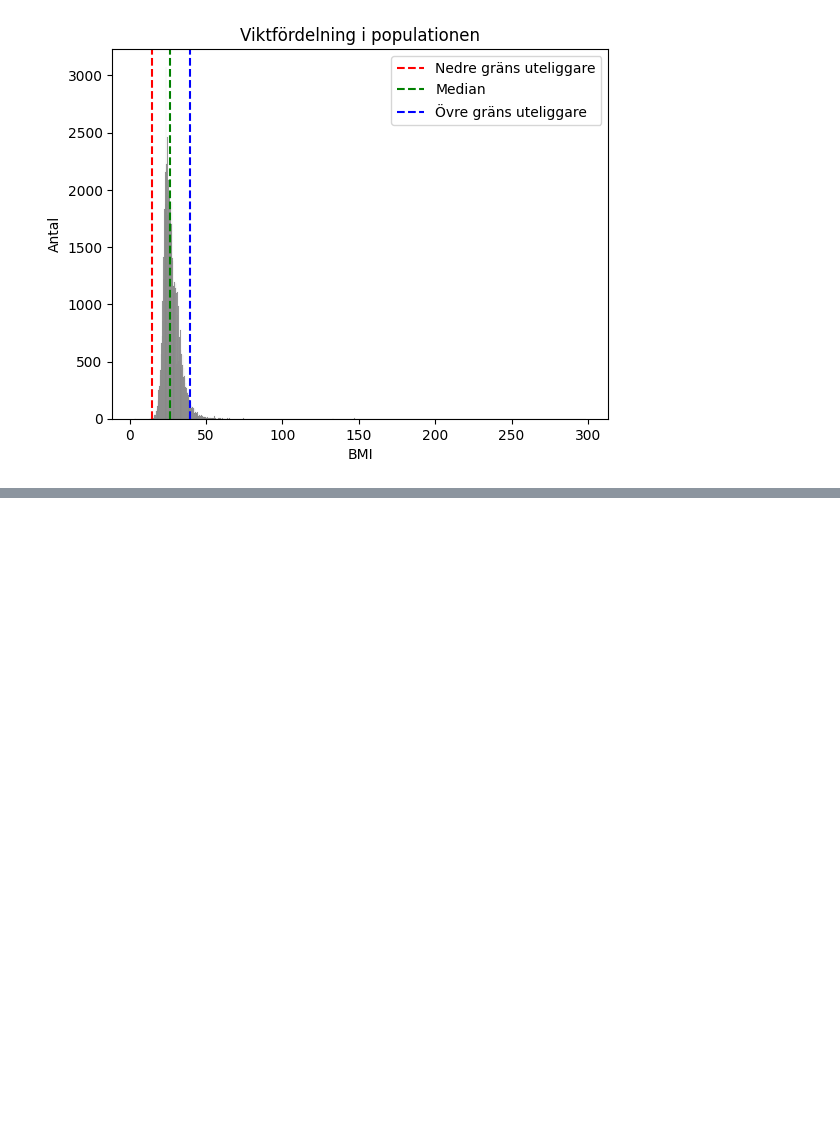
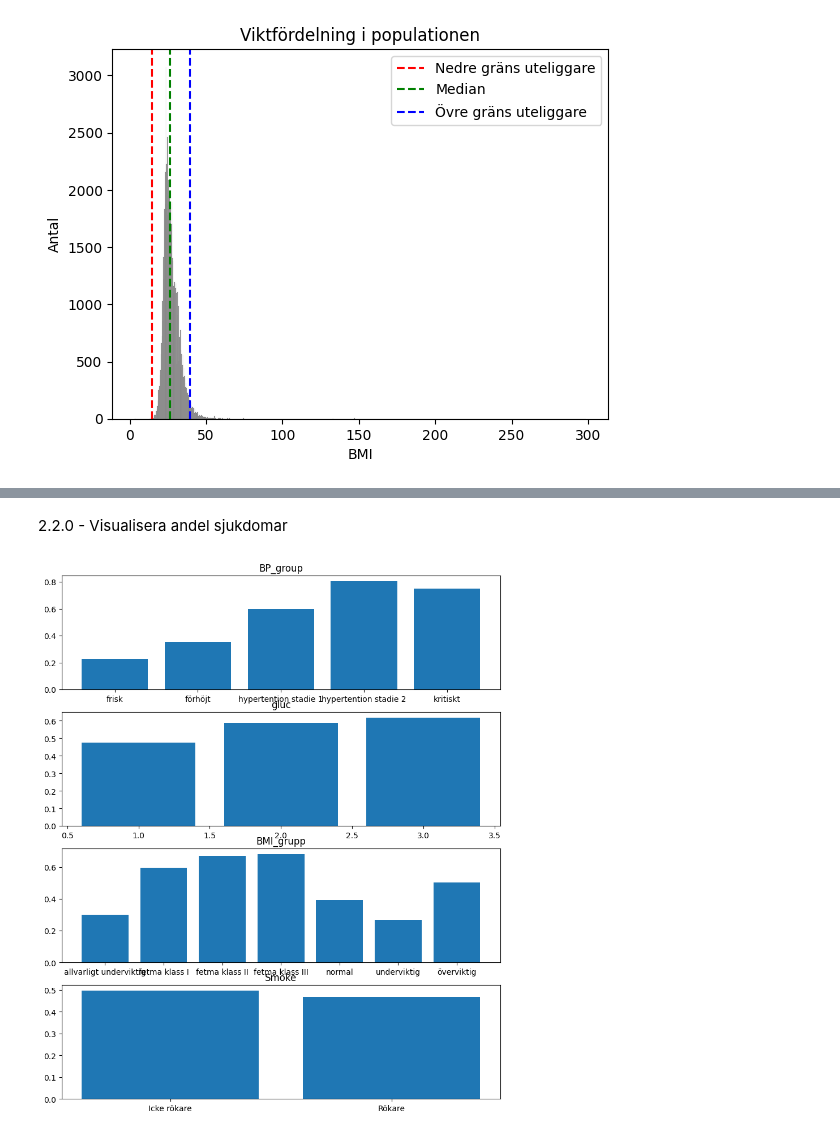
Before and after one commit to danlundh67/AI-recomend_predict, a Jupyter notebook: heart.ipynb, the cells around one changed output, grey strips where cells are left out. Saved outputs shown, nothing was run; the diff lists cells and outputs as text; code cells hidden in the pictures; blank space fills up the shorter version.

```diff
--- a/heart.ipynb
+++ b/heart.ipynb
@@ -302,0 +335,36 @@ sns.histplot(data=df_heart[df_heart['BMI']<16.5]['BMI'], binwidth=1)
+# %%
+# ap_hi -> Systolic blood pressure
+# ap_lo -> Diastolic blood pressure
+
+df_heart=df_heart[(df_heart['ap_hi']>40) & (df_heart['ap_hi']<230)]
+df_heart=df_heart[(df_heart['ap_lo']>40) & (df_heart['ap_lo']<130)]
+
+BP_classes = [
+    (df_heart['ap_hi'] <120) & (df_heart['ap_lo']<=80),
+    (df_heart['ap_hi'] >=120) & (df_heart['ap_hi'] <130) &(df_heart['ap_lo']<=80),
+    ((df_heart['ap_hi'] >=130) & (df_heart['ap_hi'] <140)) | ((df_heart['ap_lo']>80) &(df_heart['ap_lo'] <=89)),
+    ((df_heart['ap_hi'] >=140) & (df_heart['ap_hi'] <180)) | ((df_heart['ap_lo']>89) &(df_heart['ap_lo'] <120)),
+    (df_heart['ap_hi'] >=120) | (df_heart['ap_lo']>=120),
+]
+# tillhörande kategorier för blortryck
+kategorier = ['frisk', 'förhöjt','hypertention stadie 1','hypertention stadie 2', 'kritiskt']
+
+# lägg till kategorisk variabel blodtryck
+df_heart['BP_group'] = np.select(BP_classes, kategorier, default='Unknown')
+# %% [markdown]
+2.2.0 - Visualisera andel sjukdomar
+# %%
+
+examine=['BP_group','gluc', 'BMI_grupp', 'Smoke']
+
+fig, axes = plt.subplots(nrows=len(examine),ncols=1, figsize=(10,12))
+
+i=0
+for what in examine:
+    data = df_heart[df_heart['cardio']==1].groupby(by=what)['cardio'].count() / df_heart.groupby(by=what)['cardio'].count()
+    axes[i].bar(data.index, data)
+    axes[i].set_title(what)
+    i=i+1
+plt.show()
+# %% [output]
+[figure, added]
```
Also changed, not shown: parts of 12 cells of this notebook, 1 other file.
